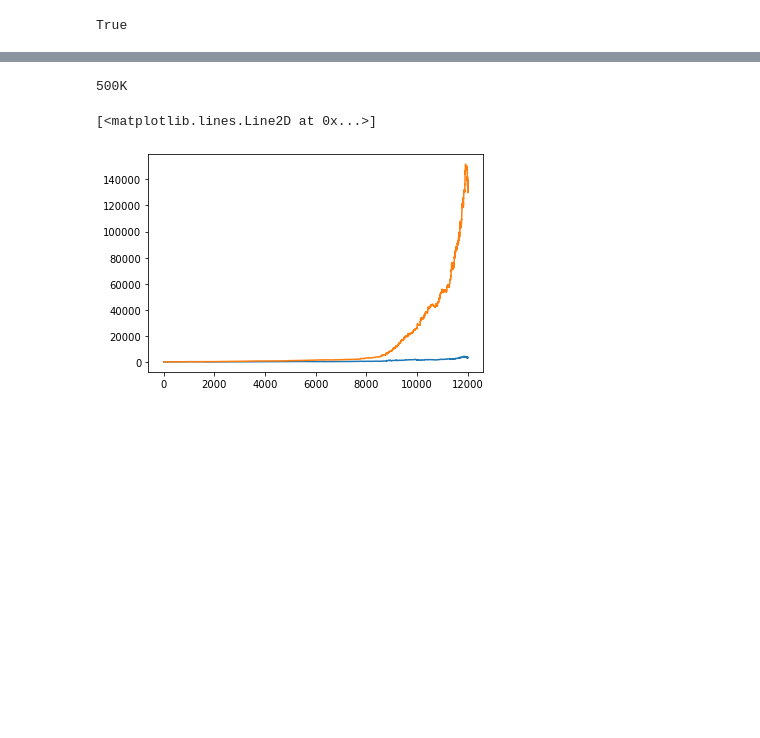
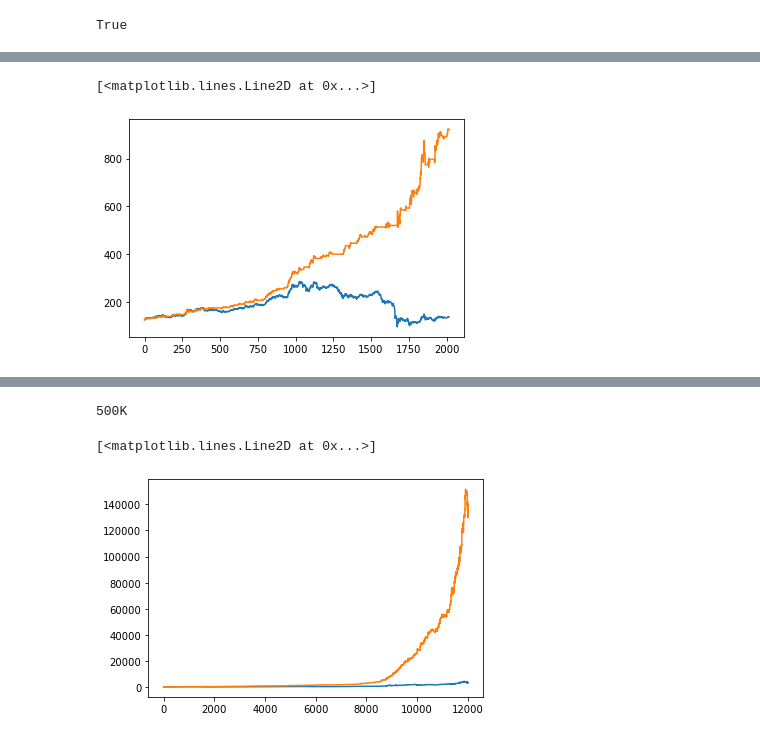
Before and after one commit to GuillaumeDMMarion/crypto-invest, a Jupyter notebook: notebooks/Implementation_rl.ipynb, the cells around one changed output, grey strips where cells are left out. Saved outputs shown, nothing was run; the diff lists cells and outputs as text; code cells hidden in the pictures; blank space fills up the shorter version.

```diff
--- a/notebooks/Implementation_rl.ipynb
+++ b/notebooks/Implementation_rl.ipynb
@@ -326,7 +329,7 @@ env = model.get_env()
 torch.device('cuda:0')
 # %%
 btst = Backtest(init_assets=1, init_cash=0, commission=0.001, slippage_pct=0, slippage_steps=0, memory=window)
-env_kwargs.update(dict(assets=['ETHUSDT'],
+env_kwargs.update(dict(assets=test_assets,
                        backtest=btst,
                        datetimes=(pd.Timestamp(2020, 1, 1), pd.Timestamp(2050, 1, 1)),
                        randomize_start=False,
@@ -337,9 +340,9 @@ env_kwargs.update(dict(assets=['ETHUSDT'],
 env = SingleAssetEnv(**env_kwargs)
 env = make_vec_env(lambda: env, n_envs=1)
 # %%
-model.load(load_path='./models/h5/best_model.zip', env=env)
+model.load(load_path='../models/h5/best_model.zip', env=env)
 # %% [output]
 <stable_baselines.ppo2.ppo2.PPO2 at 0x...>
 # %%
-model.load_parameters(load_path_or_dict='./models/h5/best_model.zip')
+model.load_parameters(load_path_or_dict='../models/h5/best_model.zip')
 # %%
@@ -349,5 +352,5 @@ n_step: 12021
 # %%
-n_steps = 12021
+n_steps = 12032
 vec_env = not(isinstance(env, SingleAssetEnv))
 print(vec_env)
 # %% [output]
@@ -381,0 +385,7 @@ Goal reached! reward= [-9.8942925e-05]
+# %%
+# PPO new - load
+plt.plot(klmngr['ETHUSDT'].loc[pd.DataFrame(values_dict).T.index].close.values[:24*7*4*3])
+plt.plot(pd.DataFrame(values_dict).T.value.values[:24*7*4*3])
+# %% [output]
+[<matplotlib.lines.Line2D at 0x...>]
+[figure, added]
```
Also changed, not shown: parts of 17 cells of this notebook, 1 other file.
